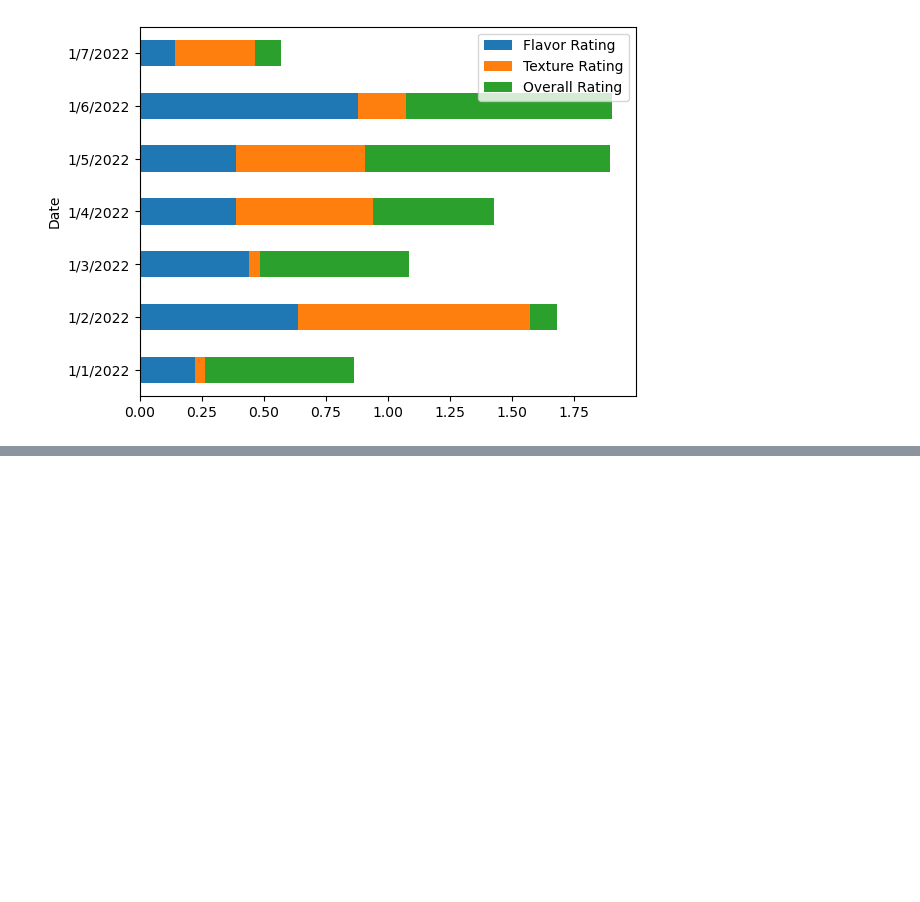
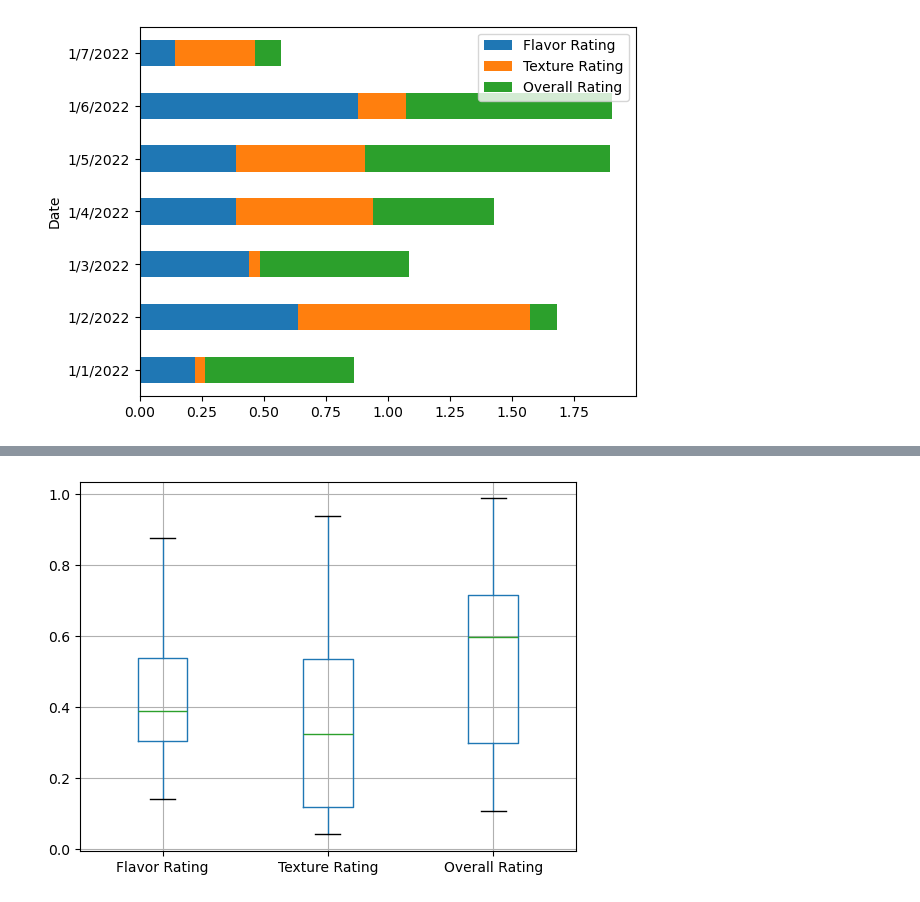
Before and after one commit to ofwonogodwin/visualization_pandas_n_matplotlib, a Jupyter notebook: visualisation.ipynb, the cells around one changed output, grey strips where cells are left out. Drawn from its saved outputs; the diff is of its cells as text; code cells hidden in the pictures; blank space fills up the shorter version.

```diff
--- a/visualisation.ipynb
+++ b/visualisation.ipynb
@@ -63,0 +76,5 @@ plt.show()
+# %%
+df.boxplot()
+plt.show()
+# %% [output]
+[figure, added]
```
Also changed, not shown: parts of 6 cells of this notebook.
